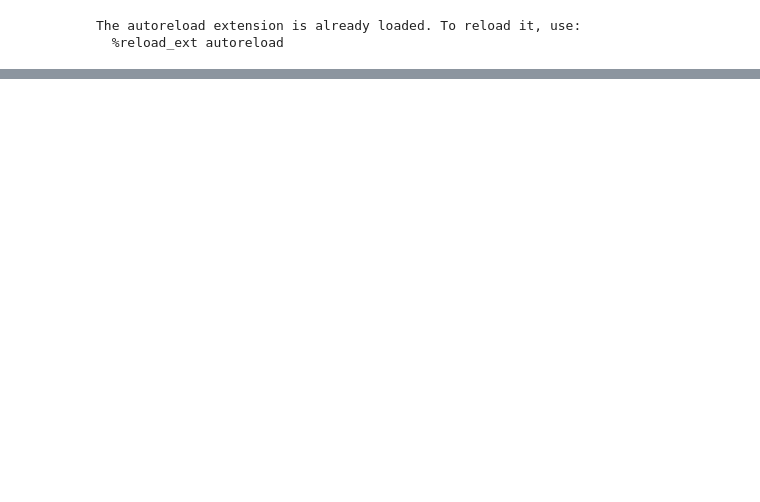
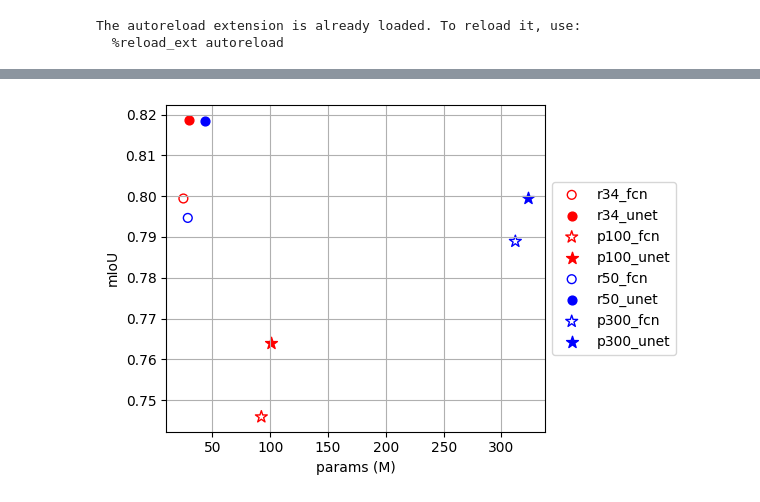
Before and after one commit to hk-kaden-kim/S2-CloudCover, a Jupyter notebook: model_analysis.ipynb, the cells around one changed output, grey strips where cells are left out. Drawn from its saved outputs; the diff is of its cells as text; code cells hidden in the pictures; blank space fills up the shorter version.

```diff
--- a/model_analysis.ipynb
+++ b/model_analysis.ipynb
@@ -96,0 +32,13 @@ RuntimeError: Sizes of tensors must match except in dimension 1. Expected size 4
+# %%
+plots = [
+    r34_fcn, r34_unet, p100_fcn, p100_unet,
+    r50_fcn, r50_unet, p300_fcn, p300_unet
+    ]
+marker = [
+    ('o','r','none',40), ('o','r','r',40), ('*','r','none',80), ('*','r','r',80),
+    ('o','b','none',40), ('o','b','b',40), ('*','b','none',80), ('*','b','b',80)
+]
+
+perf_plot(plots, marker)
+# %% [output]
+[figure, added]
```
Also changed, not shown: parts of 14 cells of this notebook, 2 other files.
